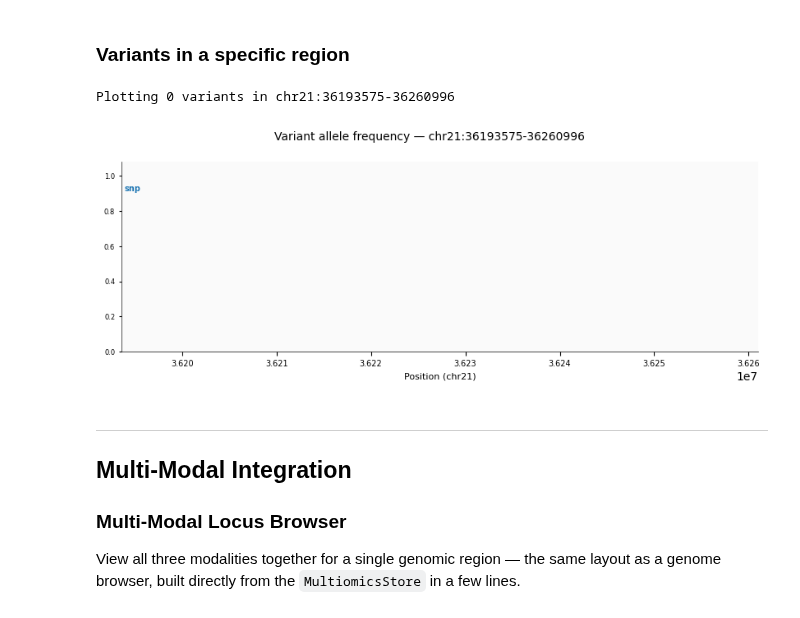
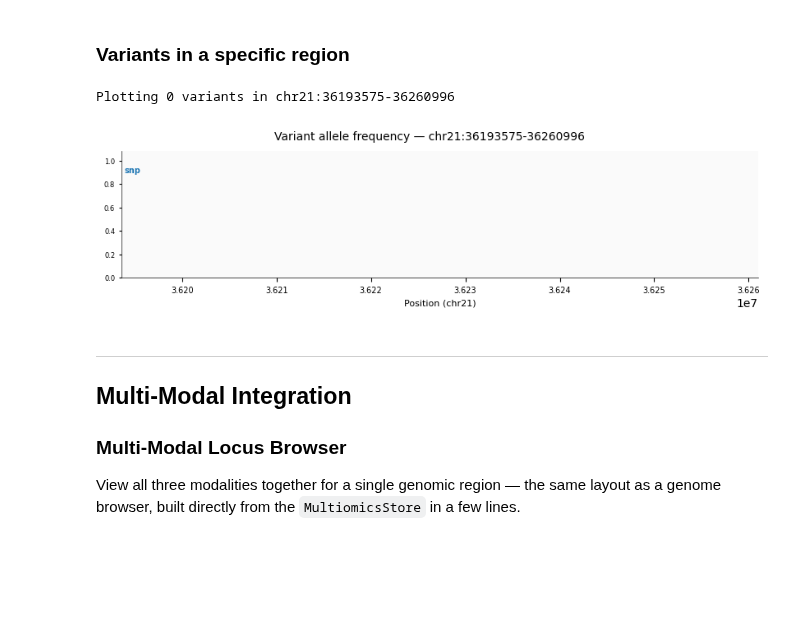
Before and after one commit to Milne-Group/QuantNado, a Jupyter notebook: example/example_dataset.ipynb, the cells around one changed output. Cells and saved outputs as stored; diff of their text form; code cells hidden in the pictures; blank space fills up the shorter version.

```diff
--- a/example/example_dataset.ipynb
+++ b/example/example_dataset.ipynb
@@ -807,25 +816,25 @@ Genotype counts per sample:
 # %%
 
 gt_region = var.extract_region(REGION, variable="genotype")
 adr_region = var.extract_region(REGION, variable="allele_depth_ref")
 ada_region = var.extract_region(REGION, variable="allele_depth_alt")
 
 print(f"Plotting {gt_region.shape[1]} variants in {REGION}")
 
 plt = ds.locus_plot(
     locus=REGION,
     genotype=gt_region,
     allele_depth_ref=adr_region,
     allele_depth_alt=ada_region,
     sample_names=["snp"],
     modality=["variant"],
     title=f"Variant allele frequency — {REGION}",
-    figsize=(10, 3),
+    figsize=(10, 2),
     filepath=FIG_DIR / "locus_plot_variants.png",
 )
 # %% [output]
 Plotting 0 variants in chr21:36193575-36260996
-[figure, old version]
+[figure, new version]
 # %% [markdown]
 ---
 ## Multi-Modal Integration
```
Also changed, not shown: parts of 17 cells of this notebook, 6 other files.
